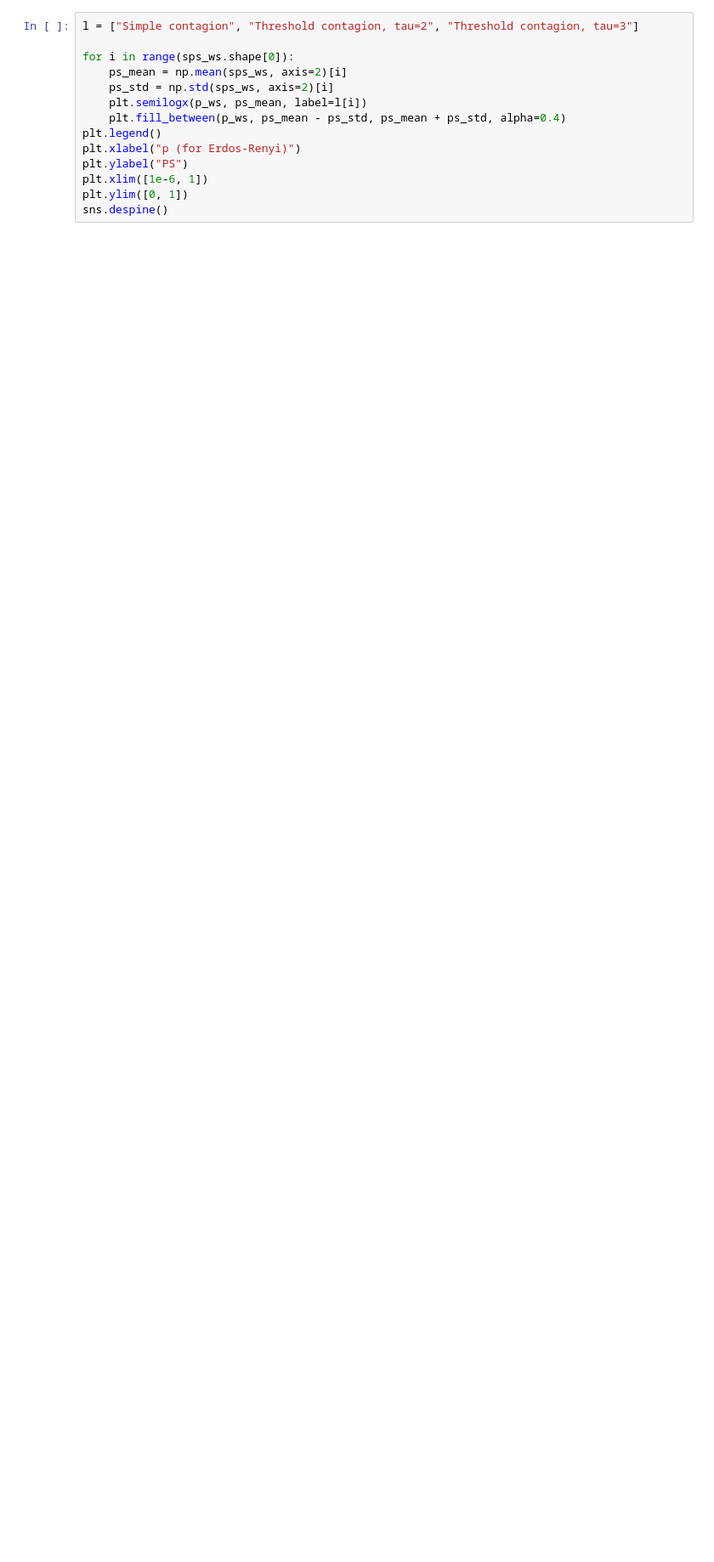
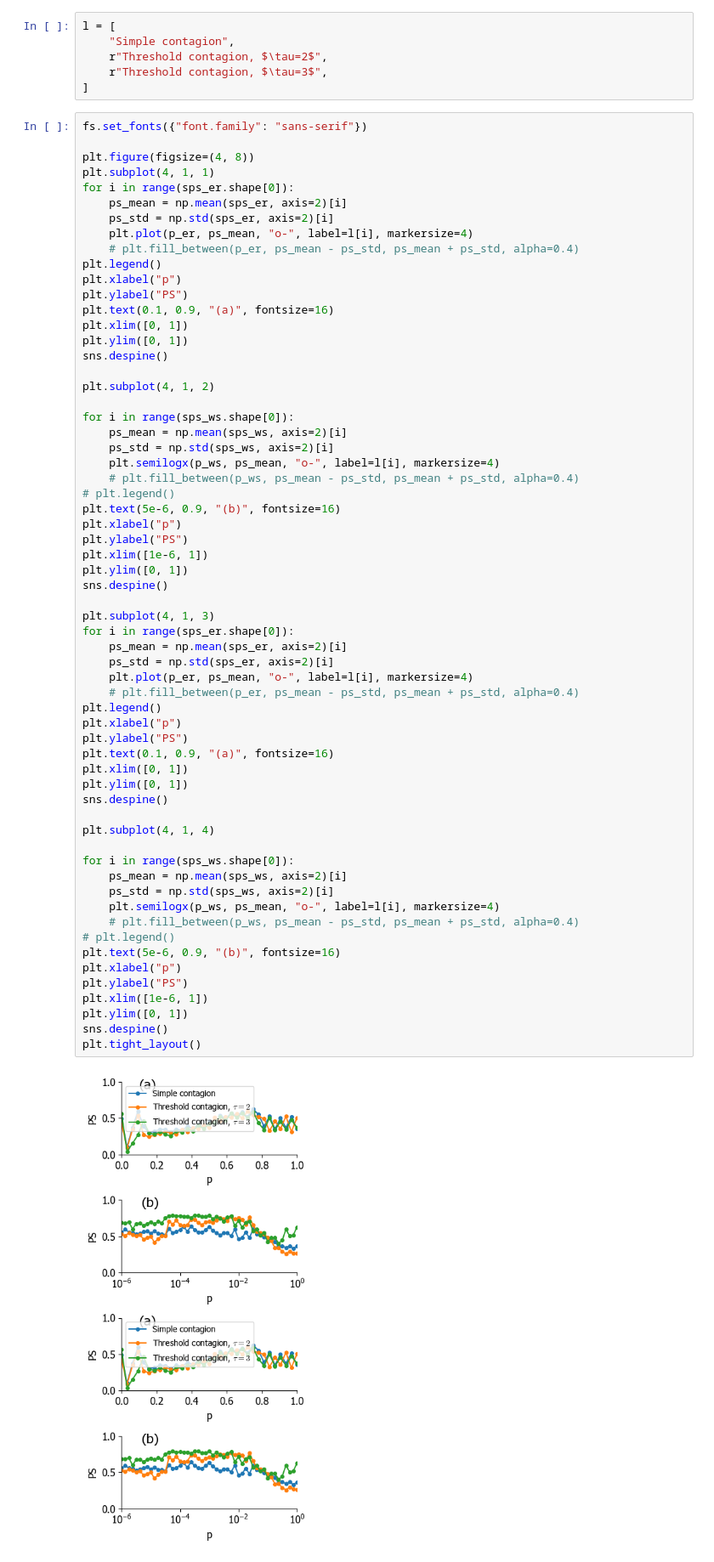
Before and after one commit to nwlandry/complex-network-reconstruction, a Jupyter notebook: plot_fig2.ipynb, the cells around one changed output. Shown at 85% size. Drawn from its saved outputs; the diff is of its cells as text; blank space fills up the shorter version.

```diff
--- a/plot_fig2.ipynb
+++ b/plot_fig2.ipynb
@@ -38,14 +26,70 @@ sps_ws = np.array(data["sps"], dtype=float)
-# %%
-l = ["Simple contagion", "Threshold contagion, tau=2", "Threshold contagion, tau=3"]
-
-for i in range(sps_ws.shape[0]):
-    ps_mean = np.mean(sps_ws, axis=2)[i]
-    ps_std = np.std(sps_ws, axis=2)[i]
-    plt.semilogx(p_ws, ps_mean, label=l[i])
-    plt.fill_between(p_ws, ps_mean - ps_std, ps_mean + ps_std, alpha=0.4)
-plt.legend()
-plt.xlabel("p (for Erdos-Renyi)")
-plt.ylabel("PS")
-plt.xlim([1e-6, 1])
-plt.ylim([0, 1])
-sns.despine()
+# %%
+l = [
+    "Simple contagion",
+    r"Threshold contagion, $\tau=2$",
+    r"Threshold contagion, $\tau=3$",
+]
+# %%
+fs.set_fonts({"font.family": "sans-serif"})
+
+plt.figure(figsize=(4, 8))
+plt.subplot(4, 1, 1)
+for i in range(sps_er.shape[0]):
+    ps_mean = np.mean(sps_er, axis=2)[i]
+    ps_std = np.std(sps_er, axis=2)[i]
+    plt.plot(p_er, ps_mean, "o-", label=l[i], markersize=4)
+    # plt.fill_between(p_er, ps_mean - ps_std, ps_mean + ps_std, alpha=0.4)
+plt.legend()
+plt.xlabel("p")
+plt.ylabel("PS")
+plt.text(0.1, 0.9, "(a)", fontsize=16)
+plt.xlim([0, 1])
+plt.ylim([0, 1])
+sns.despine()
+
+plt.subplot(4, 1, 2)
+
+for i in range(sps_ws.shape[0]):
+    ps_mean = np.mean(sps_ws, axis=2)[i]
+    ps_std = np.std(sps_ws, axis=2)[i]
+    plt.semilogx(p_ws, ps_mean, "o-", label=l[i], markersize=4)
+    # plt.fill_between(p_ws, ps_mean - ps_std, ps_mean + ps_std, alpha=0.4)
+# plt.legend()
+plt.text(5e-6, 0.9, "(b)", fontsize=16)
+plt.xlabel("p")
+plt.ylabel("PS")
+plt.xlim([1e-6, 1])
+plt.ylim([0, 1])
+sns.despine()
+
+plt.subplot(4, 1, 3)
+for i in range(sps_er.shape[0]):
+    ps_mean = np.mean(sps_er, axis=2)[i]
+    ps_std = np.std(sps_er, axis=2)[i]
+    plt.plot(p_er, ps_mean, "o-", label=l[i], markersize=4)
+    # plt.fill_between(p_er, ps_mean - ps_std, ps_mean + ps_std, alpha=0.4)
+plt.legend()
+plt.xlabel("p")
+plt.ylabel("PS")
+plt.text(0.1, 0.9, "(a)", fontsize=16)
+plt.xlim([0, 1])
+plt.ylim([0, 1])
+sns.despine()
+
+plt.subplot(4, 1, 4)
+
+for i in range(sps_ws.shape[0]):
+    ps_mean = np.mean(sps_ws, axis=2)[i]
+    ps_std = np.std(sps_ws, axis=2)[i]
+    plt.semilogx(p_ws, ps_mean, "o-", label=l[i], markersize=4)
+    # plt.fill_between(p_ws, ps_mean - ps_std, ps_mean + ps_std, alpha=0.4)
+# plt.legend()
+plt.text(5e-6, 0.9, "(b)", fontsize=16)
+plt.xlabel("p")
+plt.ylabel("PS")
+plt.xlim([1e-6, 1])
+plt.ylim([0, 1])
+sns.despine()
+plt.tight_layout()
+# %% [output]
+[figure, added]
```
Also changed, not shown: parts of 4 cells of this notebook, 3 other files.
